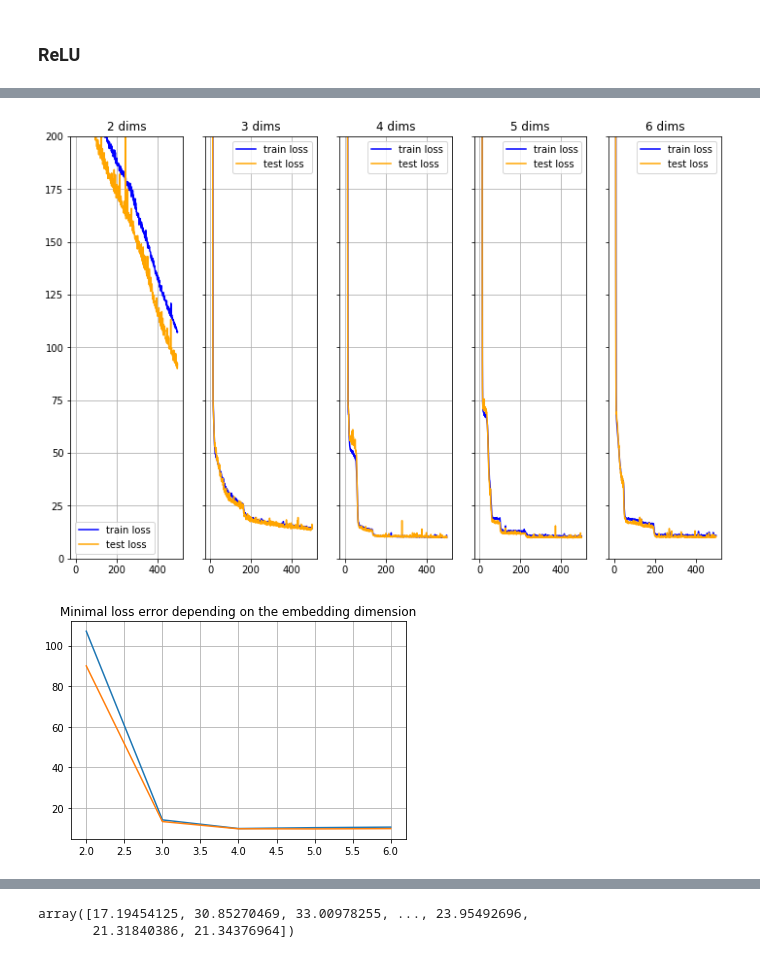
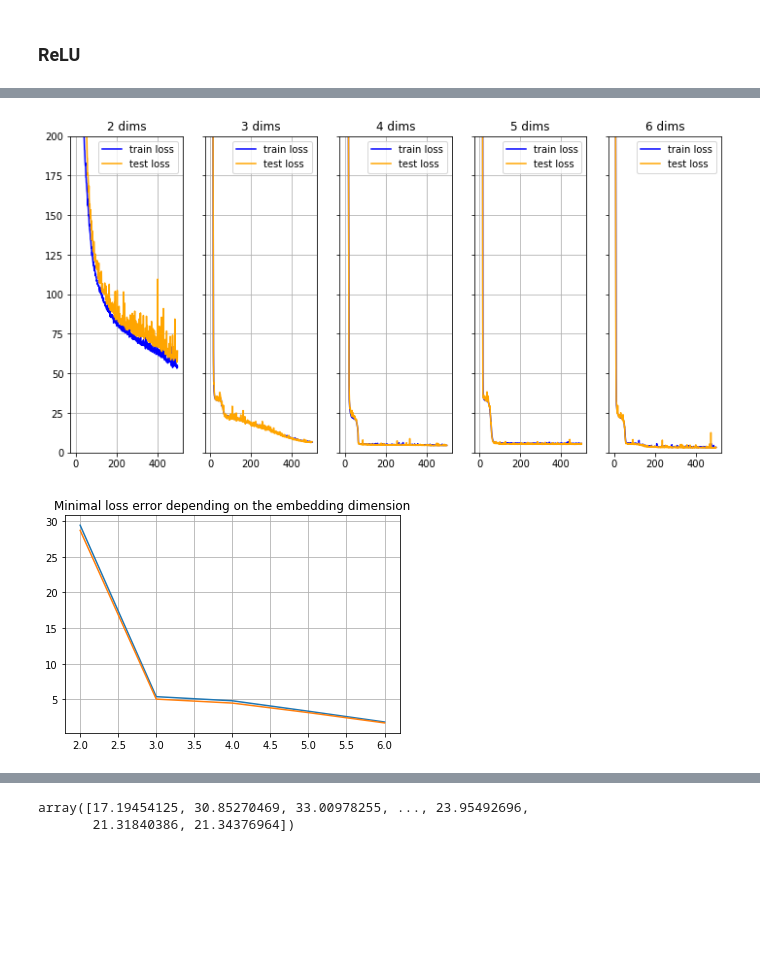
Before and after one commit to Painguin/Learning-based-multi-modal-indoor-localization, a Jupyter notebook: Autoencoder.ipynb, the cells around one changed output, grey strips where cells are left out. Drawn from its saved outputs; the diff is of its cells as text; code cells hidden in the pictures; blank space fills up the shorter version.

```diff
--- a/Autoencoder.ipynb
+++ b/Autoencoder.ipynb
@@ -121,5 +26,5 @@ class Random_simulation(Dataset):
 # %%
-data = Random_simulation(N_SIMULATIONS, N_STEPS, MIN_X, MIN_Y, MAX_X, MAX_Y, anchors_pos)
+data = RandomSimulation(N_SIMULATIONS, N_STEPS, MIN_X, MIN_Y, MAX_X, MAX_Y, N_ANCHORS)
 # %%
 data.plot_simulation(data[0][1])
 # %% [output]
@@ -148,3 +32,5 @@ plt.plot(values, data.features.narrow(2, 0, 10).flatten()[indices])
+# %%
+train_loader, test_loader = data.get_random_loaders(0.8, 1)
 # %%
 criterion = nn.MSELoss()
 
@@ -189,18 +75,19 @@ N_EPOCHS = 500
 %%time
 
 dims = [2,3,4,5,6]
+n_hidden_units = 12
 n_dims = len(dims)
 results_relu = {}
 
 for dim in dims:
     encoder = nn.Sequential(
-        nn.Linear(30, 12), nn.ReLU(),
-        nn.Linear(12, dim)
+        nn.Linear(3 * N_ANCHORS, n_hidden_units), nn.ReLU(),
+        nn.Linear(n_hidden_units, dim)
     )
 
     decoder = nn.Sequential(
-        nn.Linear(dim, 12), nn.ReLU(),
-        nn.Linear(12, 30)
+        nn.Linear(dim, n_hidden_units), nn.ReLU(),
+        nn.Linear(n_hidden_units, 3 * N_ANCHORS)
     )
 
     model = nn.Sequential(
@@ -221,20 +108,23 @@ Wall time: 7min 51s
+# %%
+for dim in dims:
+    # TODO
 # %%
-fig, ax = plt.subplots(nrows=(n_dims - 1) // 5 + 1, ncols=5, sharex=True, sharey=True, figsize=(12, 8))
+fig, ax = plt.subplots(nrows=(n_dims - 1) // 5 + 1, ncols=5, sharex=True, sharey=True, figsize=(12, 6))
 plt.grid()
 
 for i in range(n_dims):
     dim = dims[i]
 
     ax[i % 5].grid()
     ax[i % 5].plot()
     ax[i % 5].plot(results_relu[dim]['train_losses'], c='blue')
     ax[i % 5].plot(results_relu[dim]['test_losses'], c='orange')
     ax[i % 5].legend(['train loss', 'test loss'])
     ax[i % 5].set_title(f'{dim} dims')
 
 plt.ylim(0, 200);
 # %% [output]
-[figure, old version]
+[figure, new version]
 # %%
 min_losses = {dim: [min(results_relu[dim]['train_losses']), min(results_relu[dim]['test_losses'])] for dim in dims}
 
@@ -243,7 +133,7 @@ plt.grid()
 plt.plot(dims, [min_losses[dim][0] for dim in dims])
 plt.plot(dims, [min_losses[dim][1] for dim in dims]);
 # %% [output]
-[figure, old version]
+[figure, new version]
 # %%
 %%time
 
```
Also changed, not shown: parts of 19 cells of this notebook, 1 other file.
